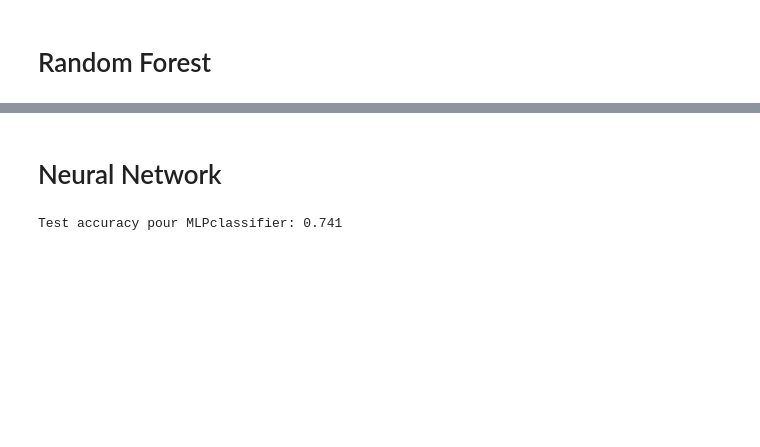
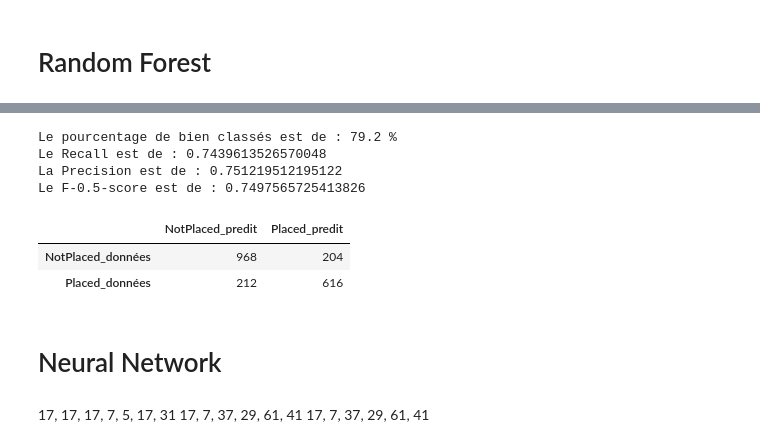
Before and after one commit to OUEDRAOGO-ANGELO/Mini-projet-2-Placement, a Jupyter notebook: Placement.ipynb, the cells around one changed output, grey strips where cells are left out. Saved outputs shown, nothing was run; the diff lists cells and outputs as text; code cells hidden in the pictures; blank space fills up the shorter version.

Commit message:
Nouvelles modifications mise en page + boucle sur les Neural Network parallelisée
rédaction du readME

```diff
--- a/Placement.ipynb
+++ b/Placement.ipynb
@@ -75,15 +91,26 @@ pd.DataFrame(confusion_matrix(y_test, model_rf.predict(x_test)),
+# %%
+model_rf = RandomForestClassifier(max_depth=5)
+model_rf.fit(x_train, y_train)
+
+#Evaluation du modèle
+print(f"Le pourcentage de bien classés est de : {accuracy_score(y_test, model_rf.predict(x_test))*100} %")
+print(f"Le Recall est de : {recall_score(y_test, model_rf.predict(x_test), pos_label='Placed')}")
+print(f"La Precision est de : {precision_score(y_test, model_rf.predict(x_test), pos_label='Placed')}")
+print(f"Le F-0.5-score est de : {fbeta_score(y_test, model_rf.predict(x_test), beta=0.5, pos_label='Placed')}")
+pd.DataFrame(confusion_matrix(y_test, model_rf.predict(x_test)),
+             index = ["NotPlaced_données", "Placed_données"],
+             columns = ["NotPlaced_predit", "Placed_predit"])
+# %% [output]
+Le pourcentage de bien classés est de : 79.2 %
+Le Recall est de : 0.7439613526570048
+La Precision est de : 0.751219512195122
+Le F-0.5-score est de : 0.7497565725413826
+|  | NotPlaced_predit | Placed_predit |
+| NotPlaced_données | 968 | 204 |
+| Placed_données | 212 | 616 |
 # %% [markdown]
 # Neural Network
-# %%
-from sklearn.neural_network import MLPClassifier
-model_mlp = MLPClassifier(hidden_layer_sizes=(50), max_iter=1000, random_state=42, activation='relu')
-model_mlp.fit(x_train, y_train)
-
-# Prédictions sur les données de test
-predictions_mlp = model_mlp.predict(x_test)
-
-# Évaluation de l'efficacité du modèle
-accuracy_mlp = accuracy_score(y_test, predictions_mlp)
-print(f'Test accuracy pour MLPclassifier: {accuracy_mlp}')
-# %% [output]
-Test accuracy pour MLPclassifier: 0.741
+# %% [markdown]
+17, 17, 17, 7, 5, 17, 31
+17, 7, 37, 29, 61, 41
+17, 7, 37, 29, 61, 41
```
Also changed, not shown: parts of 16 cells of this notebook, 1 other file.
